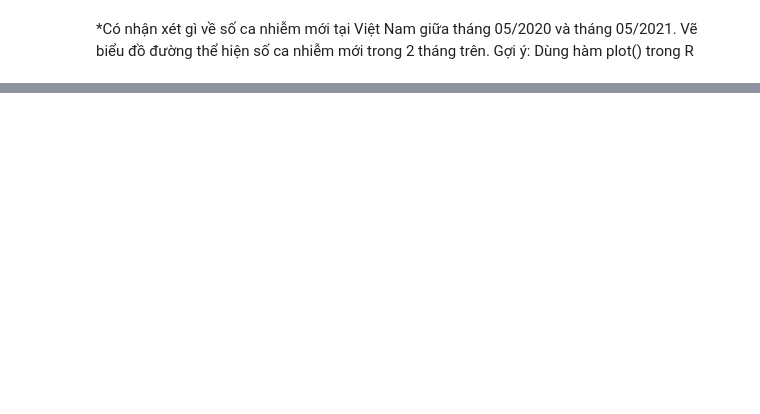
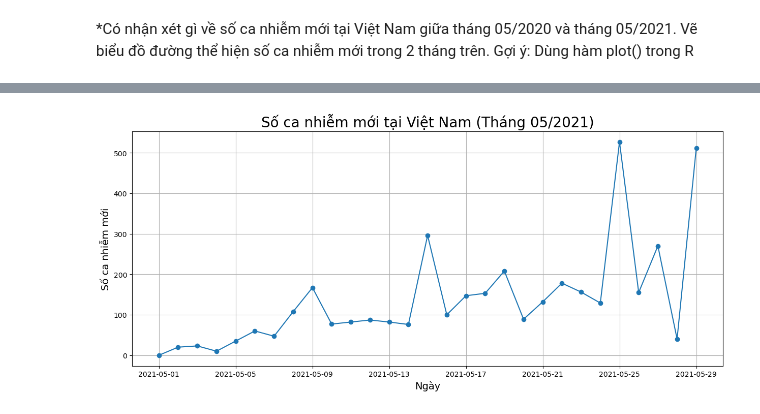
Before and after one commit to thythybui/DS108.O21.2, a Jupyter notebook: LAB_1/Corona_virus/myCode.ipynb, the cells around one changed output, grey strips where cells are left out. Cells and saved outputs as stored; diff of their text form; code cells hidden in the pictures; blank space fills up the shorter version.

```diff
--- a/LAB_1/Corona_virus/myCode.ipynb
+++ b/LAB_1/Corona_virus/myCode.ipynb
@@ -320,0 +355,12 @@ Name: Deaths, dtype: float64
+# %%
+plt.figure(figsize=(15, 6))
+plt.plot(vietnam_may_2021['ObservationDate'], vietnam_may_2021['NewCases'], label='May 2021', marker='o')
+
+plt.title('Số ca nhiễm mới tại Việt Nam (Tháng 05/2021)', fontsize=20)
+plt.xlabel('Ngày', fontsize=14)
+plt.ylabel('Số ca nhiễm mới', fontsize=14)
+plt.grid(True)
+
+plt.show()
+# %% [output]
+[figure, added]
```
Also changed, not shown: parts of 12 cells of this notebook.
